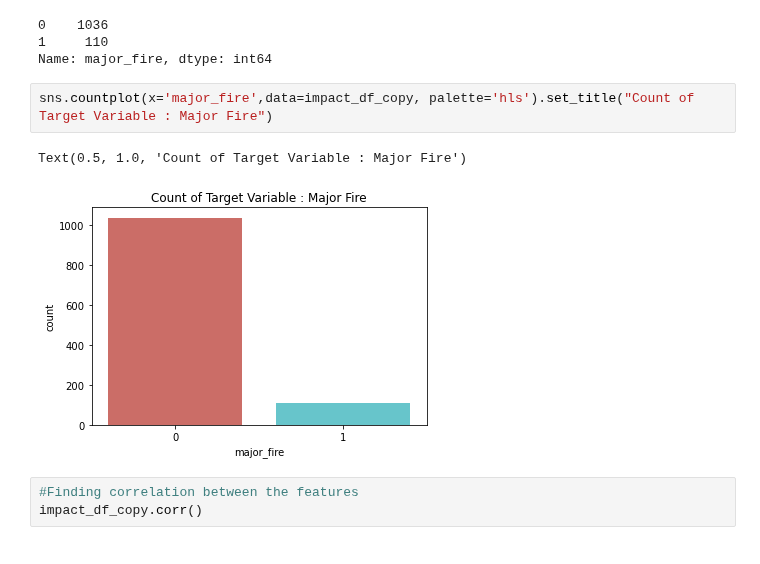
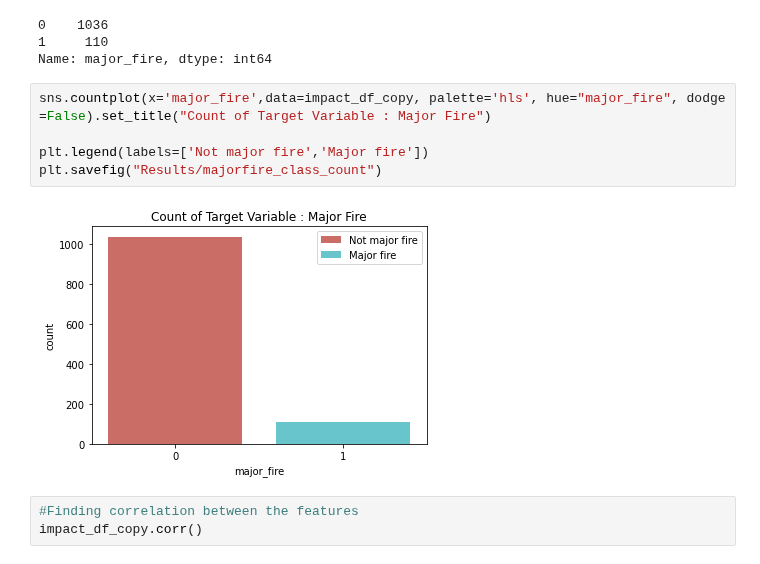
Before and after one commit to dhivyapadmanaban/California_Wildfires, a Jupyter notebook: ML/LogisticRegression.ipynb, the cells around one changed output. Saved outputs shown, nothing was run; the diff lists cells and outputs as text.

```diff
--- a/ML/LogisticRegression.ipynb
+++ b/ML/LogisticRegression.ipynb
@@ -173,10 +173,12 @@ impact_df_copy["major_fire"].value_counts()
 1     110
 Name: major_fire, dtype: int64
 # %%
-sns.countplot(x='major_fire',data=impact_df_copy, palette='hls').set_title("Count of Target Variable : Major Fire")
+sns.countplot(x='major_fire',data=impact_df_copy, palette='hls', hue="major_fire", dodge =False).set_title("Count of Target Variable : Major Fire")
+
+plt.legend(labels=['Not major fire','Major fire'])
+plt.savefig("Results/majorfire_class_count")
 # %% [output]
-Text(0.5, 1.0, 'Count of Target Variable : Major Fire')
-[figure, old version]
+[figure, new version]
 # %%
 #Finding correlation between the features
 impact_df_copy.corr()
```
Also changed, not shown: parts of 11 cells of this notebook.
